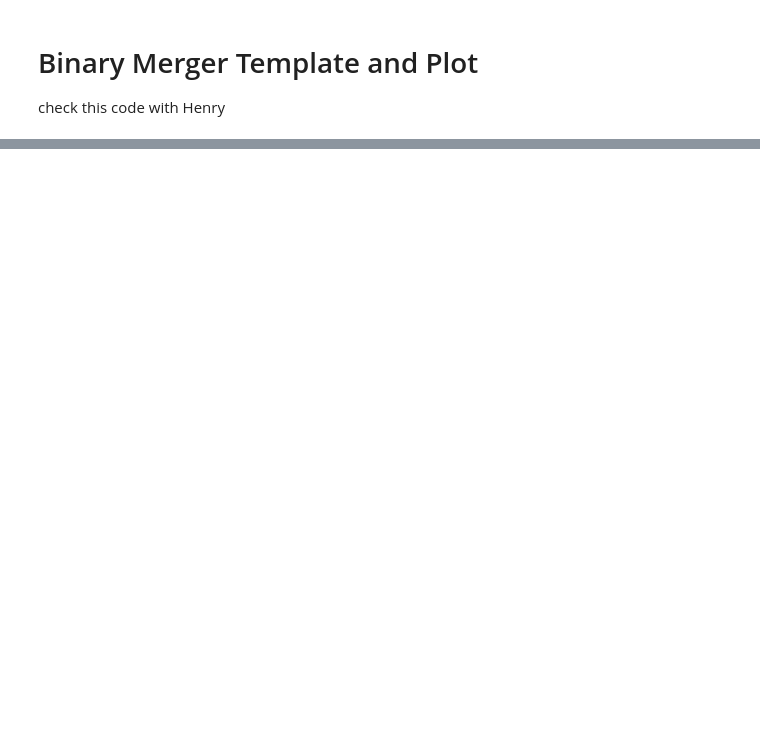
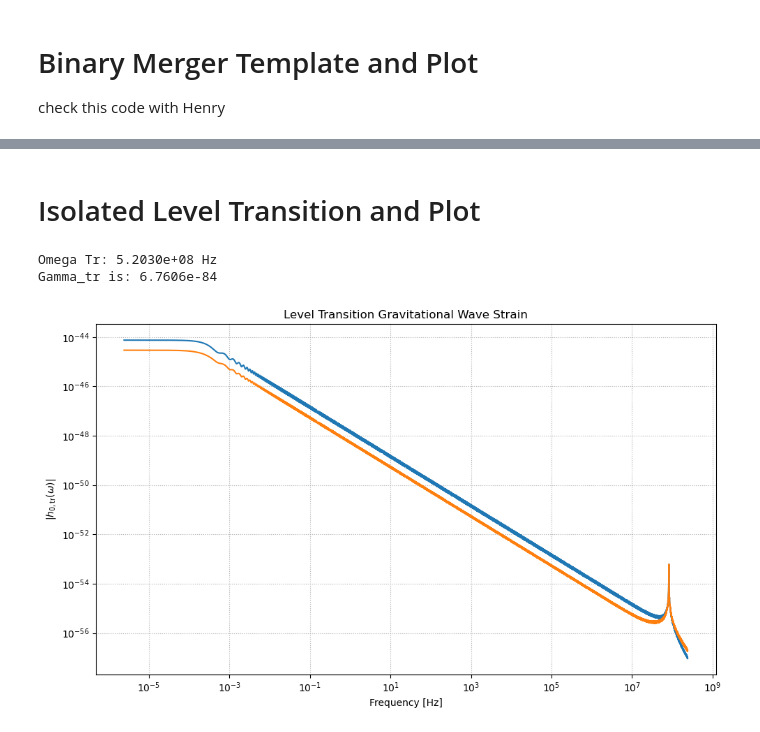
Before and after one commit to cewasiuk/3rd-Generation-Gravitational-Wave-Detector-Strain-Templates, a Jupyter notebook: Julia_Templates.ipynb, the cells around one changed output, grey strips where cells are left out. Cells and saved outputs as stored; diff of their text form; code cells hidden in the pictures; blank space fills up the shorter version.

```diff
--- a/Julia_Templates.ipynb
+++ b/Julia_Templates.ipynb
@@ -400,0 +390,2 @@ Fc = 6.8877e+06  Hz
+# %% [markdown]
+# Isolated Level Transition and Plot
@@ -400,0 +566,32 @@ Fc = 6.8877e+06  Hz
+# %%
+
+omega, f_hz, h_tr_plus,h_tr_cross = level_transition_strain(
+    ne=6,
+    ng=5,
+    r_kpc=1.0,
+    M_tr_solar=1e-6,
+    mu_a=1e-13,
+    a_tr=0.999999,
+    omega_min_log=-29,
+    omega_max_log=-15,
+    n_omega=10000,
+    iota = 0, phase = 0
+)
+
+h_abs_p = np.abs(h_tr_plus)
+h_abs_cr =np.abs(h_tr_cross)
+
+plt.figure(figsize=(10, 6))
+plt.title("Level Transition Gravitational Wave Strain")
+plt.plot(f_hz, h_abs_p)
+plt.plot(f_hz, h_abs_cr)
+plt.xlabel("Frequency [Hz]")
+plt.ylabel(r"$|h_{0,\mathrm{tr}}(\omega)|$")
+plt.xscale("log")
+plt.yscale("log")
+plt.grid(True, which="both", ls=":")
+plt.tight_layout()
+# %% [output]
+Omega Tr: 5.2030e+08 Hz
+Gamma_tr is: 6.7606e-84
+[figure, added]
```
Also changed, not shown: parts of 4 cells of this notebook.
